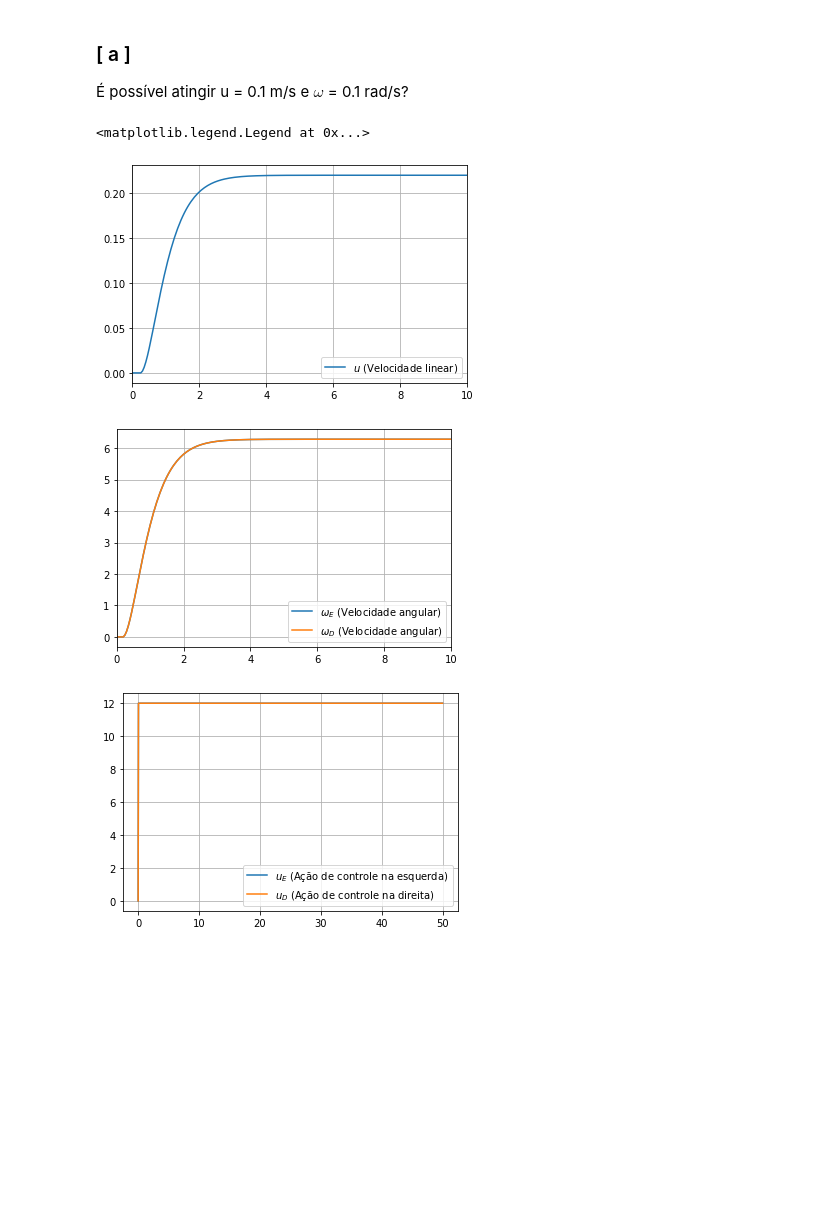
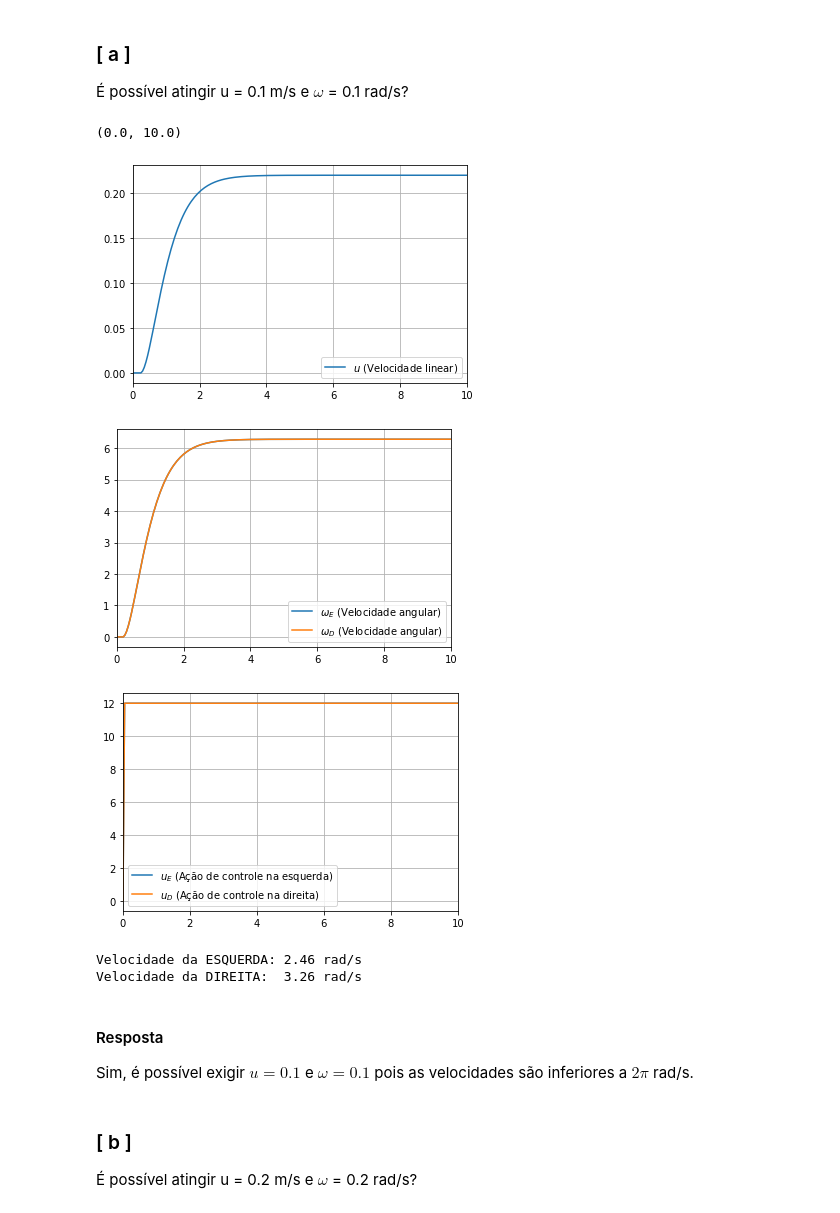
Before and after one commit to VinicMS/robotica-movel, a Jupyter notebook: ESTUDO DIRIGIDO - MODELAGEM DA TRAÇÃO DIFERENCIAL/modelagem.ipynb, the cells around one changed output. Cells and saved outputs as stored; diff of their text form; code cells hidden in the pictures; blank space fills up the shorter version.

```diff
--- a/ESTUDO DIRIGIDO - MODELAGEM DA TRAÇÃO DIFERENCIAL/modelagem.ipynb
+++ b/ESTUDO DIRIGIDO - MODELAGEM DA TRAÇÃO DIFERENCIAL/modelagem.ipynb
@@ -458,33 +458,55 @@ for k in range(0, np.size(t)-1):
         else:
             u_D[k+1] = -u_max
 
     phi_p[k+1] = (R2/L2)*(theta_p_D[k] - theta_p_E[k])
     x_p[k+1] = (R2/2)*(theta_p_D[k] + theta_p_E[k])*np.cos(phi[k])
 
     phi[k+1] = phi[k] + phi_p[k]*dt
     x[k+1] = x[k] + x_p[k]*dt
 
 plt.figure(1)
 plt.plot(t, x_p, label='$u$ (Velocidade linear)')
 plt.legend()
 plt.grid()
 plt.xlim([0, 10])
 
 plt.figure(2)
 plt.plot(t, theta_p_E, label='$\omega_E$ (Velocidade angular)')
 plt.plot(t, theta_p_D, label='$\omega_D$ (Velocidade angular)')
 plt.legend()
 plt.grid()
 plt.xlim([0, 10])
 
 plt.figure(3)
 plt.plot(t, u_E, label='$u_E$ (Ação de controle na esquerda)')
 plt.plot(t, u_D, label='$u_D$ (Ação de controle na direita)')
 plt.grid()
 plt.legend()
-# plt.xlim([0, 10])
+plt.xlim([0, 10])
 # %% [output]
-<matplotlib.legend.Legend at 0x...>
+(0.0, 10.0)
 [figure]
 [figure]
-[figure, old version]
+[figure, new version]
+# %%
+#Fixando os valores de U e W:
+
+u = 0.1
+w = 0.1
+R2 = 0.035
+L2 = 0.28
+
+wd_mean = (2*u + w*L2)/(2*R2)
+we_mean = (2*u - w*L2)/(2*R2)
+
+print("Velocidade da ESQUERDA: %.2f rad/s \nVelocidade da DIREITA:  %.2f rad/s" %(we_mean, wd_mean))
+# %% [output]
+Velocidade da ESQUERDA: 2.46 rad/s
+Velocidade da DIREITA:  3.26 rad/s
+# %% [markdown]
+#### Resposta
+
+Sim, é possível exigir $u = 0.1$ e $\omega = 0.1$ pois as velocidades são inferiores a $2\pi$ rad/s.
+# %% [markdown]
+### [ b ]
+É possível atingir u = 0.2 m/s e $\omega$ = 0.2 rad/s?
```
Also changed, not shown: parts of 15 cells of this notebook.
